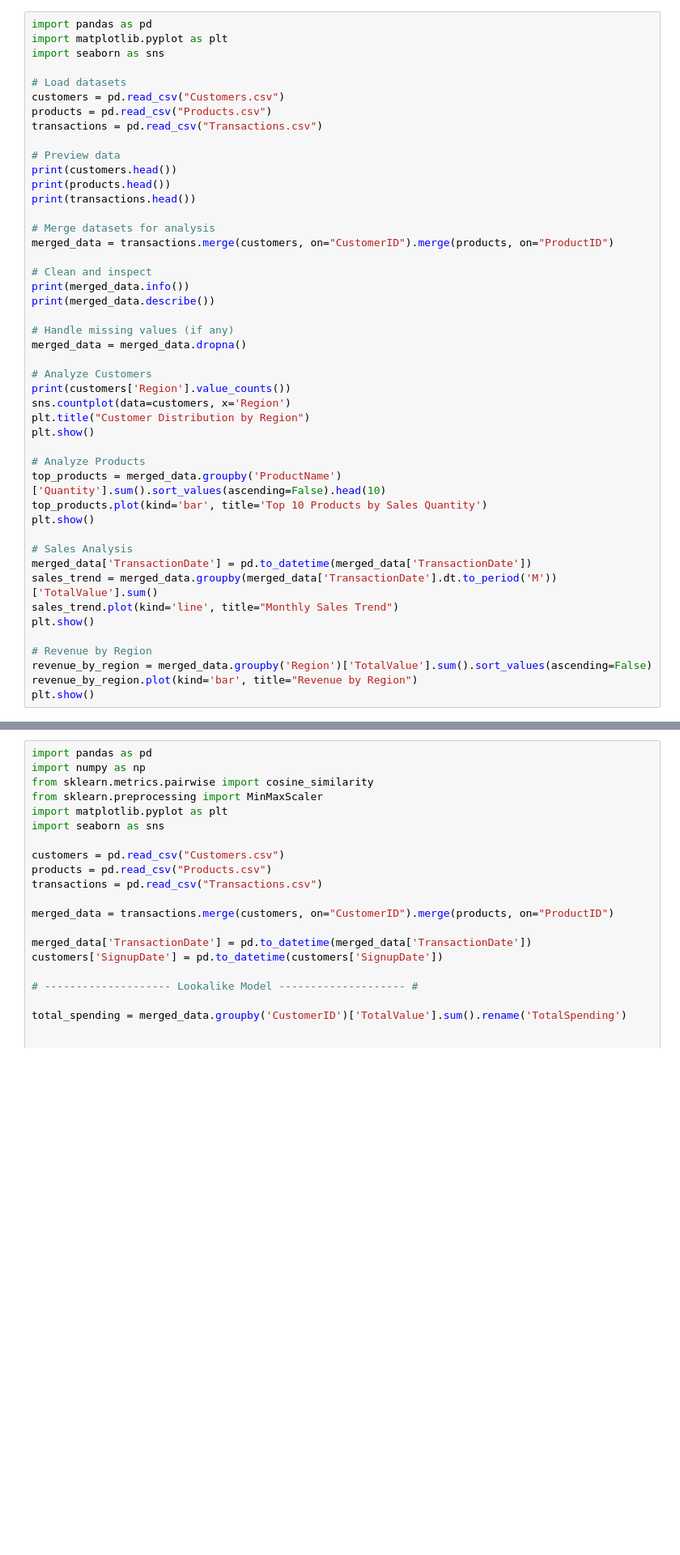
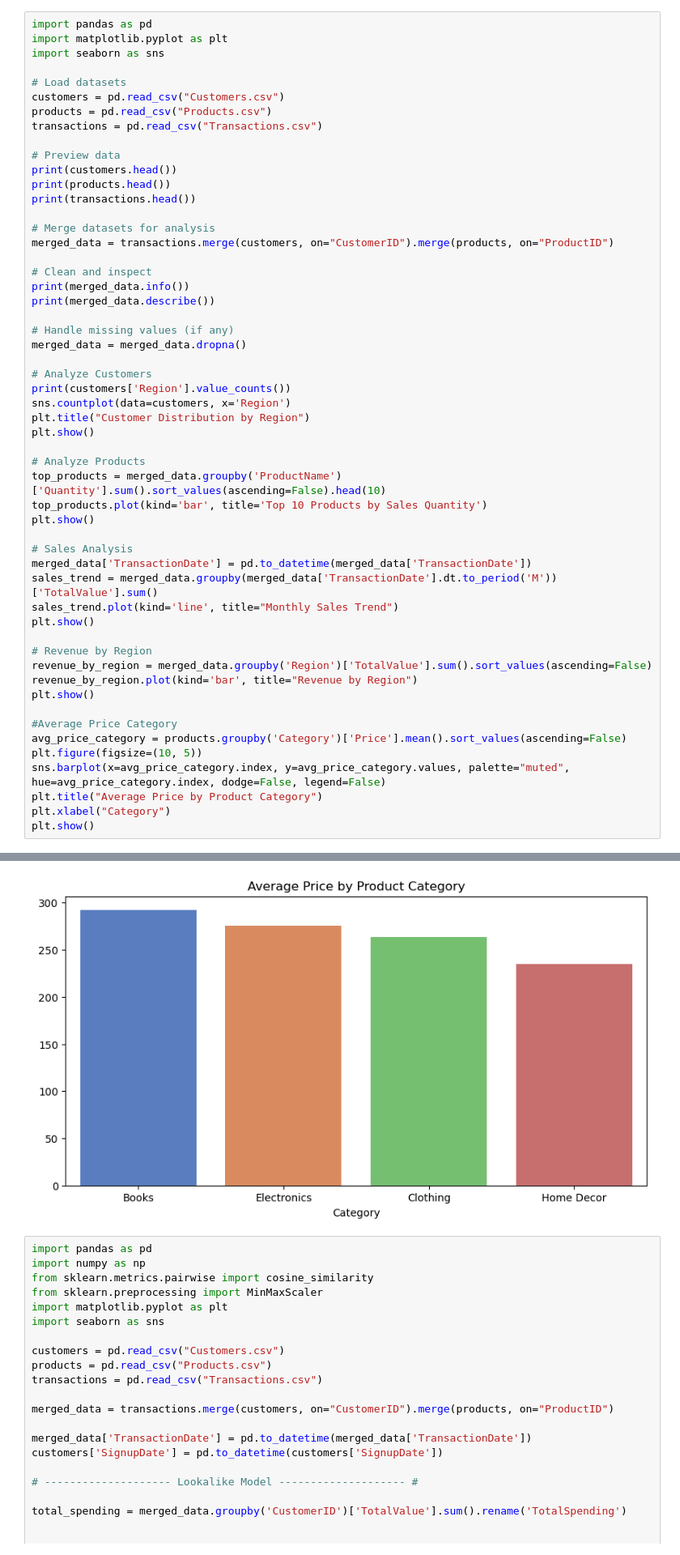
Before and after one commit to rishavnitjsr/ds_assignment, a Jupyter notebook: Assignment.ipynb, the cells around one changed output, grey strips where cells are left out. Shown: that part at 81% size. Saved outputs shown, nothing was run; the diff lists cells and outputs as text; blank space fills up the shorter version.

```diff
--- a/Assignment.ipynb
+++ b/Assignment.ipynb
@@ -39,33 +39,42 @@ merged_data['TransactionDate'] = pd.to_datetime(merged_data['TransactionDate'])
 sales_trend = merged_data.groupby(merged_data['TransactionDate'].dt.to_period('M'))['TotalValue'].sum()
 sales_trend.plot(kind='line', title="Monthly Sales Trend")
 plt.show()
 
 # Revenue by Region
 revenue_by_region = merged_data.groupby('Region')['TotalValue'].sum().sort_values(ascending=False)
 revenue_by_region.plot(kind='bar', title="Revenue by Region")
 plt.show()
+
+#Average Price Category
+avg_price_category = products.groupby('Category')['Price'].mean().sort_values(ascending=False)
+plt.figure(figsize=(10, 5))
+sns.barplot(x=avg_price_category.index, y=avg_price_category.values, palette="muted", hue=avg_price_category.index, dodge=False, legend=False)
+plt.title("Average Price by Product Category")
+plt.xlabel("Category")
+plt.show()
 # %% [output]
   CustomerID        CustomerName         Region  SignupDate
 0      C0001    Lawrence Carroll  South America  2022-07-10
 1      C0002      Elizabeth Lutz           Asia  2022-02-13
 2      C0003      Michael Rivera  South America  2024-03-07
 3      C0004  Kathleen Rodriguez  South America  2022-10-09
 4      C0005         Laura Weber           Asia  2022-08-15
   ProductID              ProductName     Category   Price
 0      P001     ActiveWear Biography        Books  169.30
 1      P002    ActiveWear Smartwatch  Electronics  346.30
 2      P003  ComfortLiving Biography        Books   44.12
 3      P004            BookWorld Rug   Home Decor   95.69
 4      P005          TechPro T-Shirt     Clothing  429.31
 ... (45 lines left out)
 Europe           50
 North America    46
 Asia             45
 Name: count, dtype: int64
 [figure]
 [figure]
 [figure]
 [figure]
+[figure, added]
 # %%
 import pandas as pd
 import numpy as np
```
